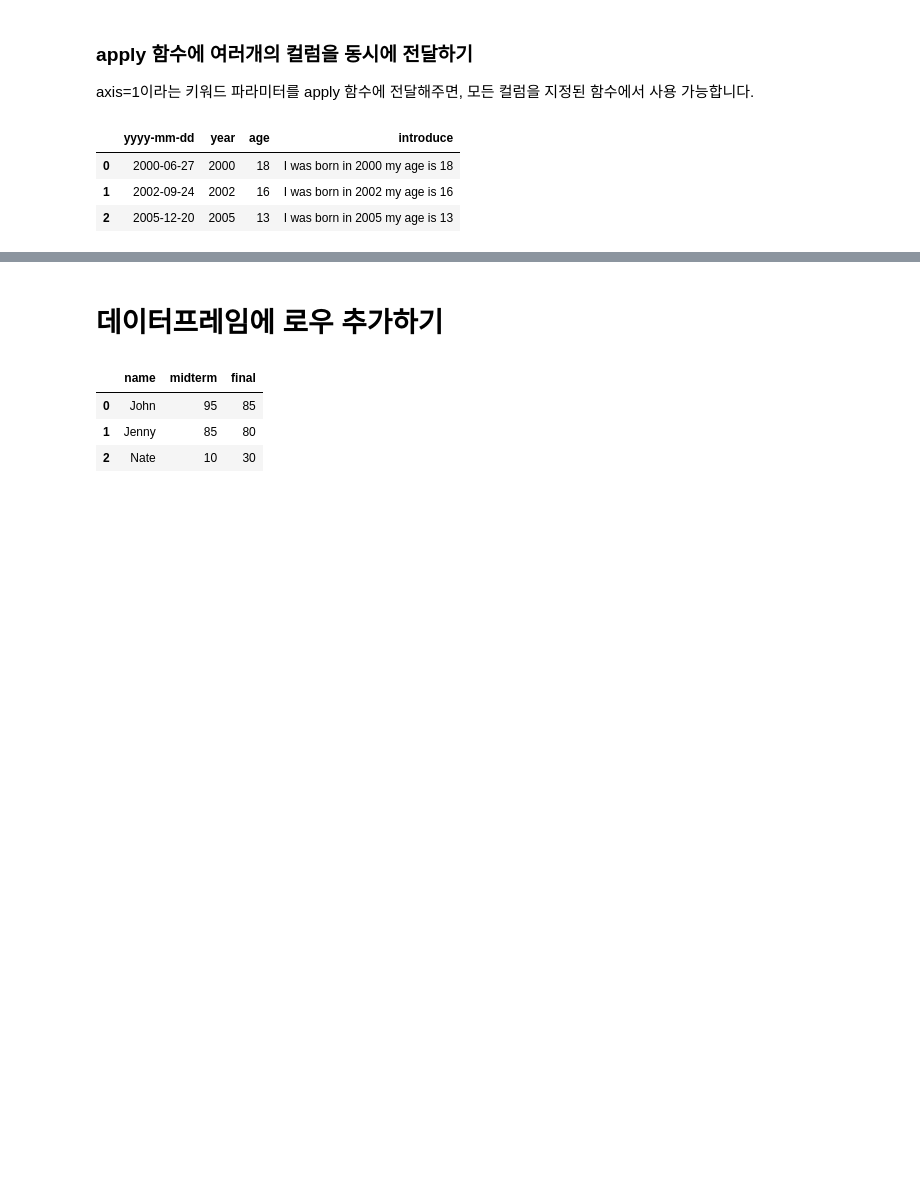
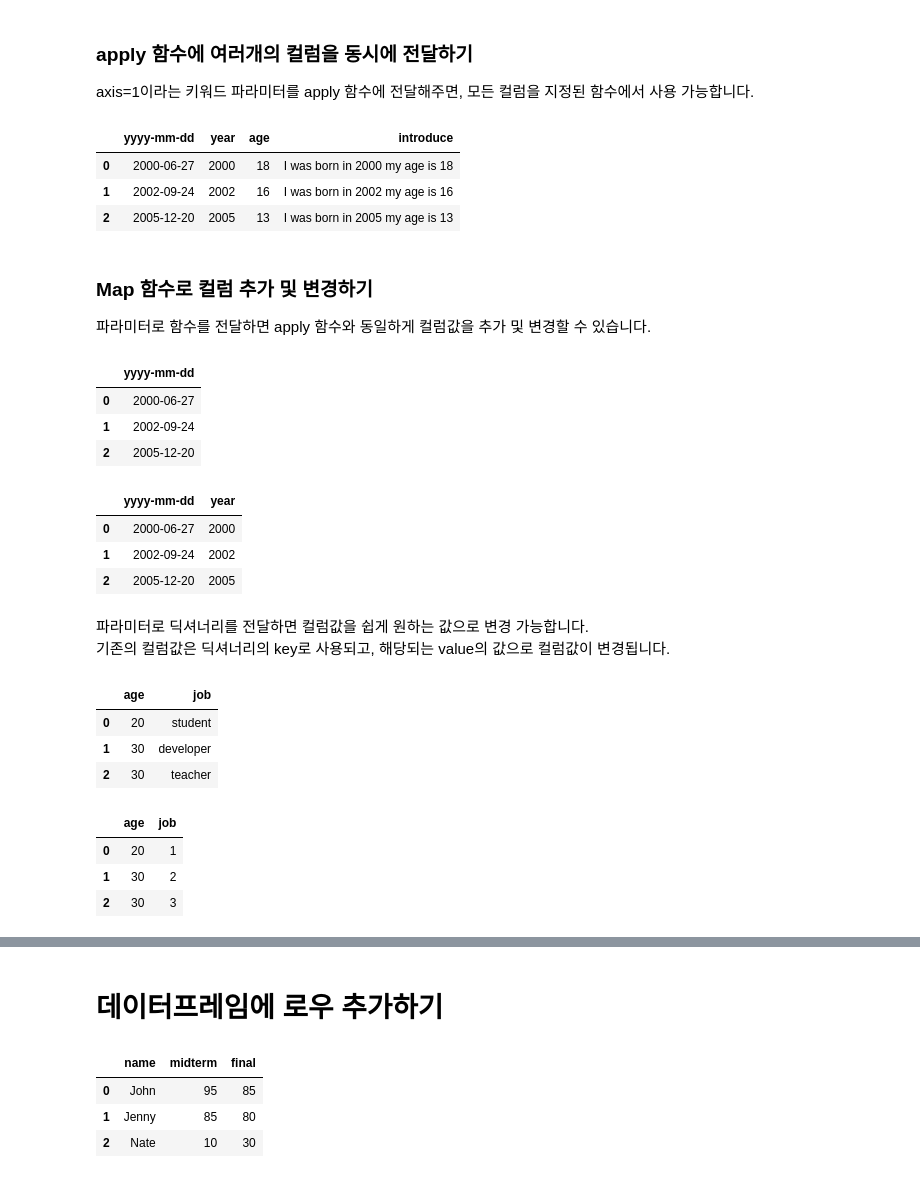
Before and after one commit to minsuk-heo/pandas, a Jupyter notebook: 팬더스_명령어_꿀팁.ipynb, the cells around one changed output, grey strips where cells are left out. Drawn from its saved outputs; the diff is of its cells as text; code cells hidden in the pictures; blank space fills up the shorter version.

```diff
--- a/팬더스_명령어_꿀팁.ipynb
+++ b/팬더스_명령어_꿀팁.ipynb
@@ -799,3 +799,50 @@ df
 | 0 | 2000-06-27 | 2000 | 18 | I was born in 2000 my age is 18 |
 | 1 | 2002-09-24 | 2002 | 16 | I was born in 2002 my age is 16 |
 | 2 | 2005-12-20 | 2005 | 13 | I was born in 2005 my age is 13 |
+# %% [markdown]
+### Map 함수로 컬럼 추가 및 변경하기
+파라미터로 함수를 전달하면 apply 함수와 동일하게 컬럼값을 추가 및 변경할 수 있습니다.
+# %%
+def extract_year(row):
+    return row.split('-')[0]
+
+date_list = [{'yyyy-mm-dd': '2000-06-27'},
+         {'yyyy-mm-dd': '2002-09-24'},
+         {'yyyy-mm-dd': '2005-12-20'}]
+df = pd.DataFrame(date_list, columns = ['yyyy-mm-dd'])
+df
+# %% [output]
+|  | yyyy-mm-dd |
+| 0 | 2000-06-27 |
+| 1 | 2002-09-24 |
+| 2 | 2005-12-20 |
+# %%
+df['year'] = df['yyyy-mm-dd'].map(extract_year)
+df
+# %% [output]
+|  | yyyy-mm-dd | year |
+| 0 | 2000-06-27 | 2000 |
+| 1 | 2002-09-24 | 2002 |
+| 2 | 2005-12-20 | 2005 |
+# %% [markdown]
+파라미터로 딕셔너리를 전달하면 컬럼값을 쉽게 원하는 값으로 변경 가능합니다.
+기존의 컬럼값은 딕셔너리의 key로 사용되고, 해당되는 value의 값으로 컬럼값이 변경됩니다.
+# %%
+job_list = [{'age': 20, 'job': 'student'},
+         {'age': 30, 'job': 'developer'},
+         {'age': 30, 'job': 'teacher'}]
+df = pd.DataFrame(job_list)
+df
+# %% [output]
+|  | age | job |
+| 0 | 20 | student |
+| 1 | 30 | developer |
+| 2 | 30 | teacher |
+# %%
+df.job = df.job.map({"student":1,"developer":2,"teacher":3})
+df
+# %% [output]
+|  | age | job |
+| 0 | 20 | 1 |
+| 1 | 30 | 2 |
+| 2 | 30 | 3 |
```
Also changed, not shown: parts of 4 cells of this notebook, 1 other file.
